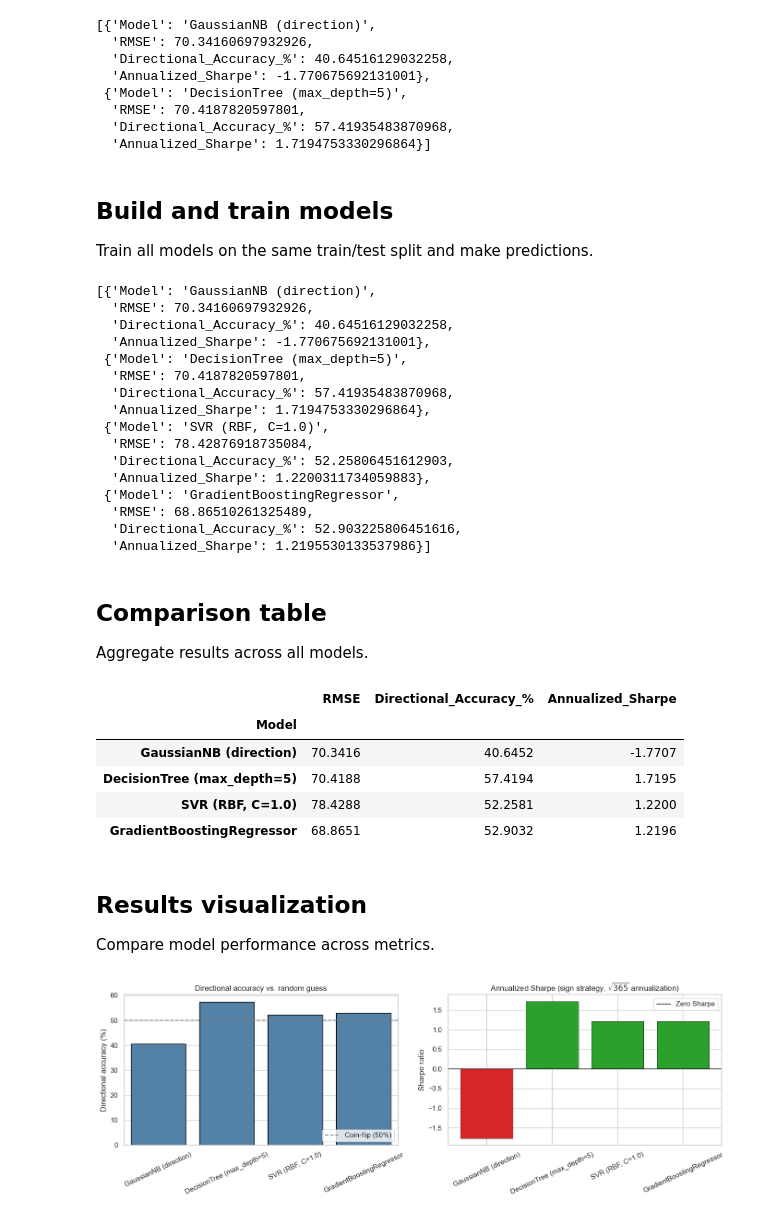
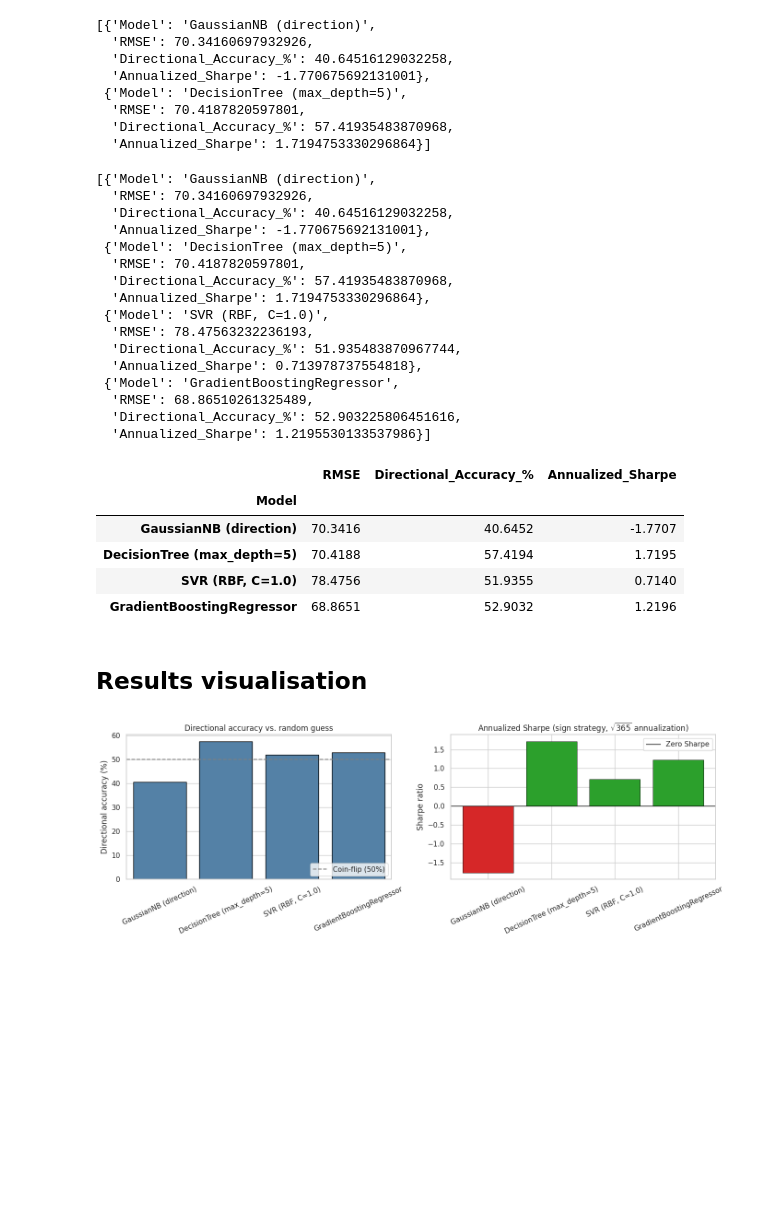
Before and after one commit to divyansh-1009/BitVision, a Jupyter notebook: notebooks/experiments/classical_models.ipynb, the cells around one changed output. Drawn from its saved outputs; the diff is of its cells as text; code cells hidden in the pictures; blank space fills up the shorter version.

Commit message:
clean classical_models

```diff
--- a/notebooks/experiments/classical_models.ipynb
+++ b/notebooks/experiments/classical_models.ipynb
@@ -7,20 +22,10 @@ Testing different ML models for next-day Bitcoin return prediction and comparing
 
 Same pipeline for all models: load data, create features, split 80/20 chronologically, standardize.
 # %%
-import warnings
-warnings.filterwarnings("ignore")
-
-import numpy as np
-import pandas as pd
-import matplotlib.pyplot as plt
-import seaborn as sns
-
-from sklearn.preprocessing import StandardScaler
-
 sns.set_theme(style="whitegrid", context="notebook")
 plt.rcParams["figure.figsize"] = (10, 5)
 
-DATA_PATH = "../data/raw/bitcoin_price_training_data.csv"
+DATA_PATH = "../../data/bitcoin_price_Training.csv"
 df = pd.read_csv(DATA_PATH)
 
 df["Date"] = pd.to_datetime(df["Date"], format="%b %d, %Y", errors="coerce")
@@ -162,14 +171,8 @@ results_rows
   'RMSE': 70.4187820597801,
   'Directional_Accuracy_%': 57.41935483870968,
   'Annualized_Sharpe': 1.7194753330296864}]
-# %% [markdown]
-## Build and train models
-
-Train all models on the same train/test split and make predictions.
 # %%
-from sklearn.svm import SVR
-from sklearn.ensemble import GradientBoostingRegressor
-
+# Support Vector Regression
 svr = SVR(kernel="rbf", C=1.0)
 svr.fit(X_train_scaled, y_ret_train)
 pred_svr = svr.predict(X_test_scaled)
@@ -177,6 +180,7 @@ results_rows.append(
     evaluate_model("SVR (RBF, C=1.0)", pred_svr, test_df, is_classifier=False)
 )
 
+# Gradient Boosting
 gbr = GradientBoostingRegressor(n_estimators=100, max_depth=3, random_state=42)
 gbr.fit(X_train_scaled, y_ret_train)
 pred_gbr = gbr.predict(X_test_scaled)
@@ -195,17 +199,13 @@ results_rows
   'Directional_Accuracy_%': 57.41935483870968,
   'Annualized_Sharpe': 1.7194753330296864},
  {'Model': 'SVR (RBF, C=1.0)',
-  'RMSE': 78.42876918735084,
-  'Directional_Accuracy_%': 52.25806451612903,
-  'Annualized_Sharpe': 1.2200311734059883},
+  'RMSE': 78.47563232236193,
+  'Directional_Accuracy_%': 51.935483870967744,
+  'Annualized_Sharpe': 0.713978737554818},
  {'Model': 'GradientBoostingRegressor',
   'RMSE': 68.86510261325489,
   'Directional_Accuracy_%': 52.903225806451616,
   'Annualized_Sharpe': 1.2195530133537986}]
-# %% [markdown]
-## Comparison table
-
-Aggregate results across all models.
 # %%
 comparison_df = pd.DataFrame(results_rows)
 comparison_df = comparison_df.set_index("Model")
@@ -216,37 +216,35 @@ comparison_df
 | Model |  |  |  |
 | GaussianNB (direction) | 70.3416 | 40.6452 | -1.7707 |
 | DecisionTree (max_depth=5) | 70.4188 | 57.4194 | 1.7195 |
-| SVR (RBF, C=1.0) | 78.4288 | 52.2581 | 1.2200 |
+| SVR (RBF, C=1.0) | 78.4756 | 51.9355 | 0.7140 |
 | GradientBoostingRegressor | 68.8651 | 52.9032 | 1.2196 |
-# %% [markdown]
-## Results visualization
-
-Compare model performance across metrics.
+# %% [markdown]
+## Results visualisation
 # %%
 plot_df = comparison_df.reset_index()
 
 fig, axes = plt.subplots(1, 2, figsize=(14, 5))
 
 ax0 = axes[0]
 sns.barplot(data=plot_df, x="Model", y="Directional_Accuracy_%", ax=ax0, color="steelblue", edgecolor="black")
 ax0.axhline(50.0, color="gray", linestyle="--", linewidth=1.5, label="Coin-flip (50%)")
 ax0.set_title("Directional accuracy vs. random guess")
 ax0.set_xlabel("")
 ax0.set_ylabel("Directional accuracy (%)")
 ax0.tick_params(axis="x", rotation=25)
 ax0.legend(loc="lower right")
 
 ax1 = axes[1]
 colors = ["#2ca02c" if s > 0 else "#d62728" for s in plot_df["Annualized_Sharpe"]]
 bars = ax1.bar(plot_df["Model"], plot_df["Annualized_Sharpe"], color=colors, edgecolor="black", linewidth=0.6)
 ax1.axhline(0.0, color="black", linestyle="-", linewidth=1.0, label="Zero Sharpe")
-ax1.set_title("Annualized Sharpe (sign strategy, $\sqrt{365}$ annualization)")
+ax1.set_title(r"Annualized Sharpe (sign strategy, $\sqrt{365}$ annualization)")
 ax1.set_xlabel("")
 ax1.set_ylabel("Sharpe ratio")
 ax1.tick_params(axis="x", rotation=25)
 ax1.legend(loc="best")
 
 plt.tight_layout()
 plt.show()
 # %% [output]
-[figure, old version]
+[figure, new version]
```
Also changed, not shown: parts of 9 cells of this notebook.
